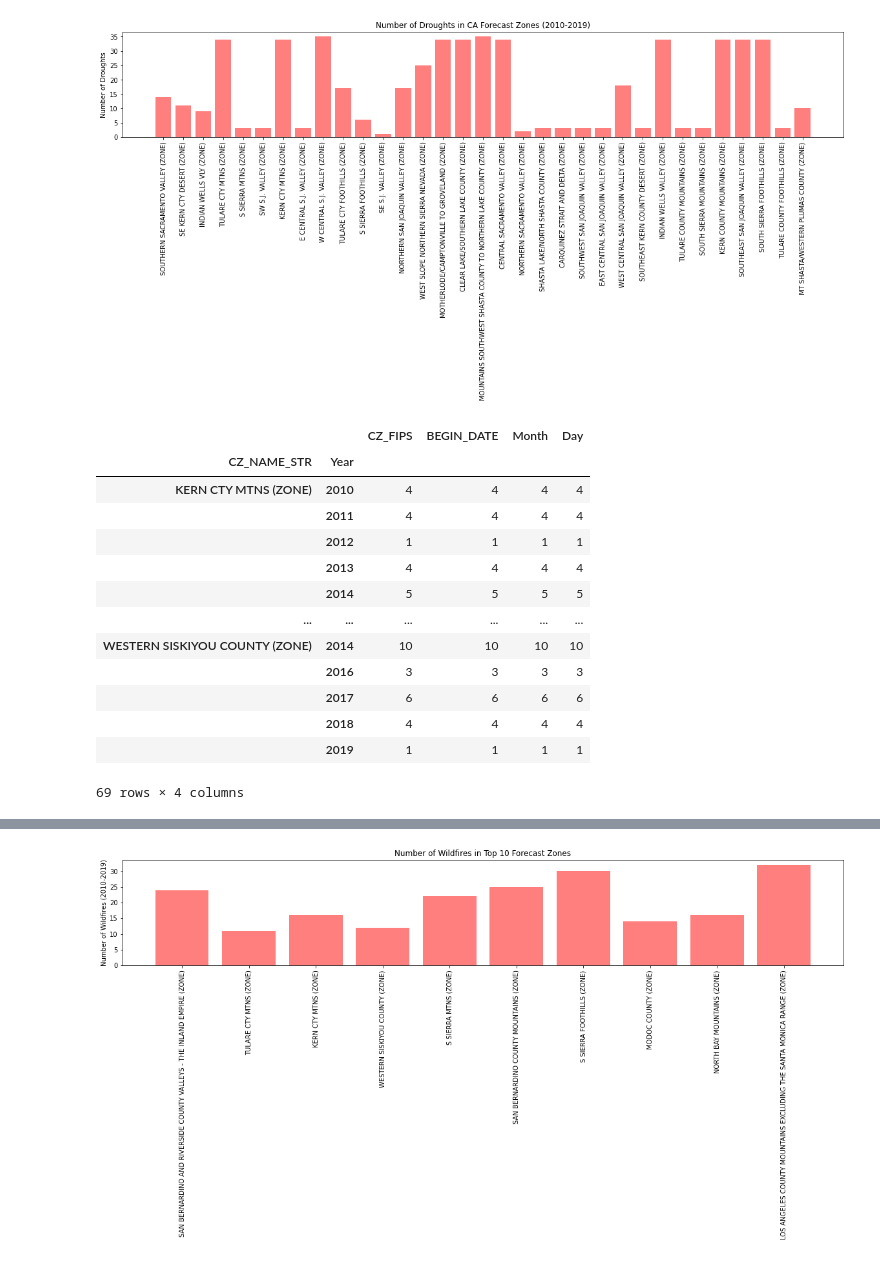
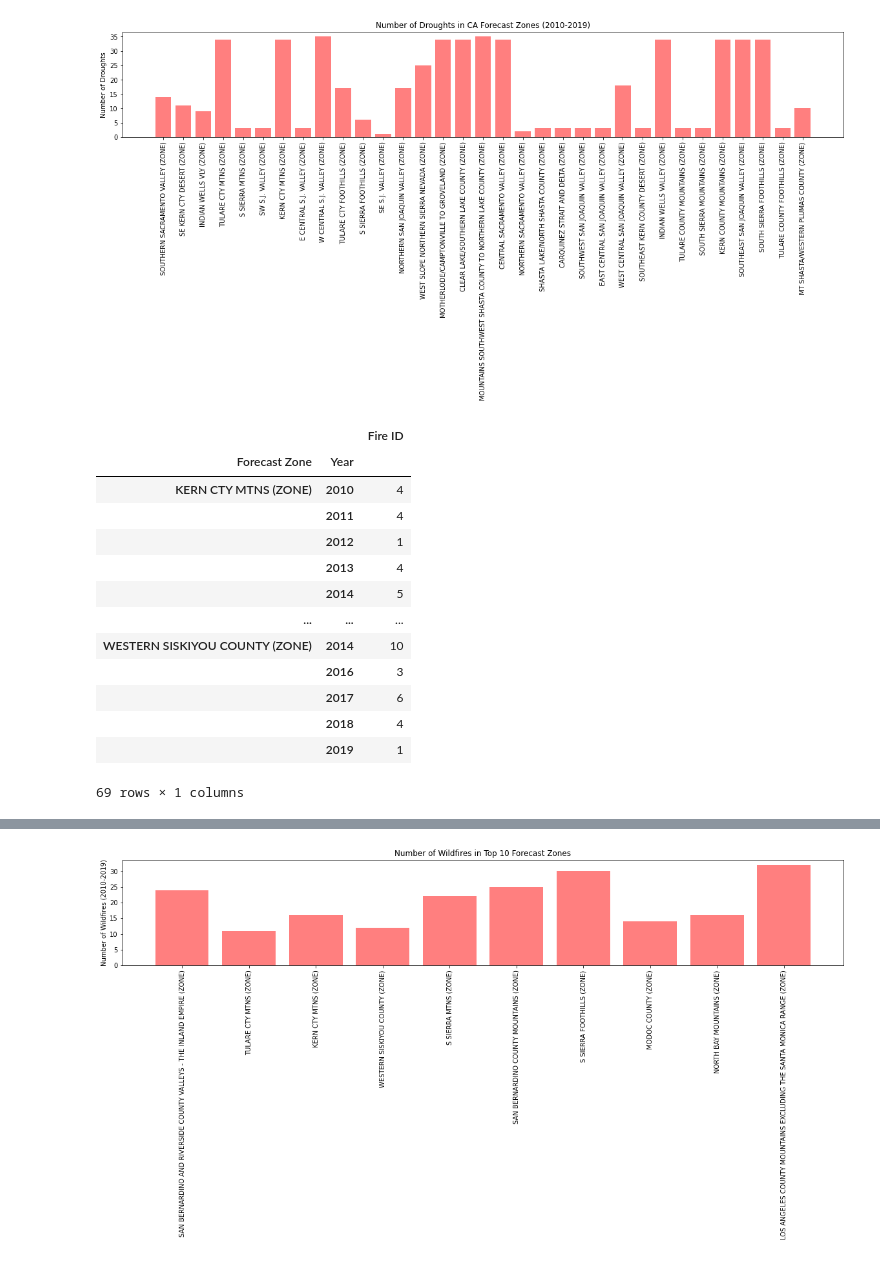
Before and after one commit to jacobdv/extreme-weather, a Jupyter notebook: wildfire_vs_drought.ipynb, the cells around one changed output, grey strips where cells are left out. Cells and saved outputs as stored; diff of their text form; code cells hidden in the pictures.

Commit message:
renamed columns, added year column to all dfs

```diff
--- a/wildfire_vs_drought.ipynb
+++ b/wildfire_vs_drought.ipynb
@@ -4,9 +4,14 @@ import pandas as pd
 import matplotlib.pyplot as plt
 # %%
 #read in wildfire csv and reduce columns
+#pull out year and replace begin_date column with just year
+#rename columns
 wildfire_data = pd.read_csv("NOAA_csvs/wildfires_2010_2019.csv")
 fire_df = pd.DataFrame(wildfire_data)
 fire_df
-fire_cl = fire_df[["CZ_NAME_STR", "CZ_FIPS", "BEGIN_DATE"]]
-fire_cl
+fire_reduce = fire_df[["CZ_NAME_STR", "EVENT_ID", "BEGIN_DATE"]]
+fire_reduce[['Month', 'Day', 'Year']] = fire_reduce['BEGIN_DATE'].str.split("/",expand=True)
+wildfire = fire_reduce[["CZ_NAME_STR", "EVENT_ID", "Year"]]
+wildfire.rename(columns={"CZ_NAME_STR": "Forecast Zone", "EVENT_ID": "Fire ID"}, inplace=True)
+wildfire
 # %% [output]
@@ -46,8 +74,8 @@ drought_cl
 # %%
 #bar chart of count of wildifres per zone
-fire_gp = fire_cl.groupby(fire_cl["CZ_NAME_STR"])
-f_zone = fire_cl["CZ_NAME_STR"].unique()
-fire_ct = fire_gp["CZ_NAME_STR"].count()
+fire_gp = wildfire.groupby(wildfire["Forecast Zone"])
+f_zone = wildfire["Forecast Zone"].unique()
+fire_ct = fire_gp["Forecast Zone"].count()
 f_tick_loc = [value for value in f_zone]
 plt.figure(figsize=(20,3))
 plt.bar(f_zone, fire_ct, color='r', alpha=0.5, align="center")
@@ -73,34 +101,33 @@ plt.show()
 [figure]
 # %%
 #new df with only zones with the top 10 wildfire count
-fire_gp.count().sort_values("CZ_FIPS", ascending=False).head(10)
-top_fire = fire_cl.loc[(fire_cl['CZ_NAME_STR'] == 'WESTERN SISKIYOU COUNTY (ZONE)') |
-                       (fire_cl['CZ_NAME_STR'] == 'SAN BERNARDINO AND RIVERSIDE COUNTY VALLEYS - THE INLAND EMPIRE (ZONE)') |
-                      (fire_cl['CZ_NAME_STR'] == 'S SIERRA MTNS (ZONE)') |
-                      (fire_cl['CZ_NAME_STR'] == 'KERN CTY MTNS (ZONE)') |
-                      (fire_cl['CZ_NAME_STR'] == 'S SIERRA FOOTHILLS (ZONE)') |
-                      (fire_cl['CZ_NAME_STR'] == 'MODOC COUNTY (ZONE)') |
-                      (fire_cl['CZ_NAME_STR'] == 'TULARE CTY MTNS (ZONE)') |
-                      (fire_cl['CZ_NAME_STR'] == 'SAN BERNARDINO COUNTY MOUNTAINS (ZONE)') |
-                      (fire_cl['CZ_NAME_STR'] == 'NORTH BAY MOUNTAINS (ZONE)') |
-                      (fire_cl['CZ_NAME_STR'] == 'LOS ANGELES COUNTY MOUNTAINS EXCLUDING THE SANTA MONICA RANGE (ZONE)')]
-top_fire[['Month', 'Day', 'Year']] = top_fire['BEGIN_DATE'].str.split("/",expand=True)
-top_fire_gp = top_fire.groupby(['CZ_NAME_STR', 'Year'])
+fire_gp.count().sort_values("Fire ID", ascending=False).head(10)
+top_fire = wildfire.loc[(wildfire['Forecast Zone'] == 'WESTERN SISKIYOU COUNTY (ZONE)') |
+                       (wildfire['Forecast Zone'] == 'SAN BERNARDINO AND RIVERSIDE COUNTY VALLEYS - THE INLAND EMPIRE (ZONE)') |
+                      (wildfire['Forecast Zone'] == 'S SIERRA MTNS (ZONE)') |
+                      (wildfire['Forecast Zone'] == 'KERN CTY MTNS (ZONE)') |
+                      (wildfire['Forecast Zone'] == 'S SIERRA FOOTHILLS (ZONE)') |
+                      (wildfire['Forecast Zone'] == 'MODOC COUNTY (ZONE)') |
+                      (wildfire['Forecast Zone'] == 'TULARE CTY MTNS (ZONE)') |
+                      (wildfire['Forecast Zone'] == 'SAN BERNARDINO COUNTY MOUNTAINS (ZONE)') |
+                      (wildfire['Forecast Zone'] == 'NORTH BAY MOUNTAINS (ZONE)') |
+                      (wildfire['Forecast Zone'] == 'LOS ANGELES COUNTY MOUNTAINS EXCLUDING THE SANTA MONICA RANGE (ZONE)')]
+top_fire_gp = top_fire.groupby(['Forecast Zone', 'Year'])
 top_fire_gp.count()
 # %% [output]
-|  |  | CZ_FIPS | BEGIN_DATE | Month | Day |
-| CZ_NAME_STR | Year |  |  |  |  |
-| KERN CTY MTNS (ZONE) | 2010 | 4 | 4 | 4 | 4 |
-|  | 2011 | 4 | 4 | 4 | 4 |
-|  | 2012 | 1 | 1 | 1 | 1 |
-|  | 2013 | 4 | 4 | 4 | 4 |
-|  | 2014 | 5 | 5 | 5 | 5 |
-| ... | ... | ... | ... | ... | ... |
-| WESTERN SISKIYOU COUNTY (ZONE) | 2014 | 10 | 10 | 10 | 10 |
-|  | 2016 | 3 | 3 | 3 | 3 |
-|  | 2017 | 6 | 6 | 6 | 6 |
-|  | 2018 | 4 | 4 | 4 | 4 |
-|  | 2019 | 1 | 1 | 1 | 1 |
+|  |  | Fire ID |
+| Forecast Zone | Year |  |
+| KERN CTY MTNS (ZONE) | 2010 | 4 |
+|  | 2011 | 4 |
+|  | 2012 | 1 |
+|  | 2013 | 4 |
+|  | 2014 | 5 |
+| ... | ... | ... |
+| WESTERN SISKIYOU COUNTY (ZONE) | 2014 | 10 |
+|  | 2016 | 3 |
+|  | 2017 | 6 |
+|  | 2018 | 4 |
+|  | 2019 | 1 |
-69 rows × 4 columns
+69 rows × 1 columns
 # %%
 #new drought df using same zones as top 10 wildefire df
```
Also changed, not shown: parts of 7 cells of this notebook.
